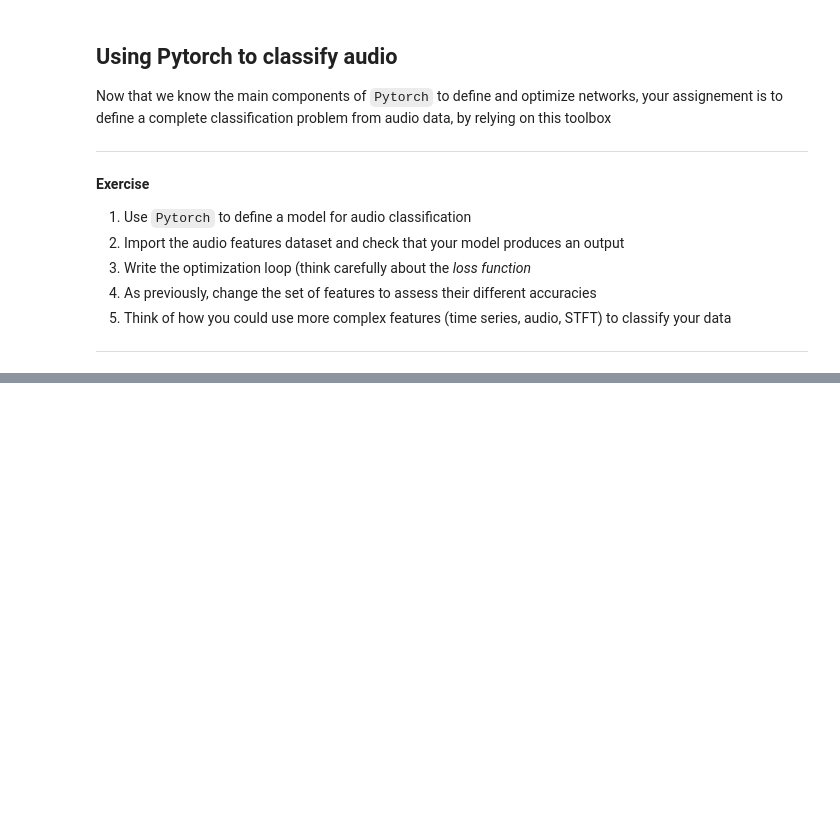
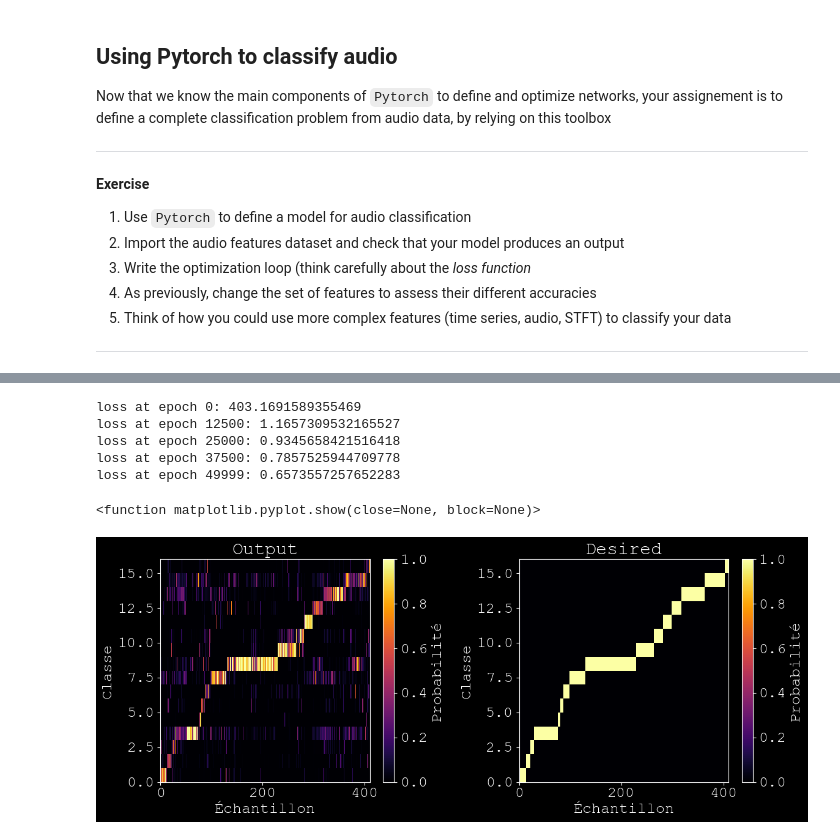
Before and after one commit to quentin-le-gall/Atiam_ml, a Jupyter notebook: 02a_neural_networks.ipynb, the cells around one changed output, grey strips where cells are left out. Drawn from its saved outputs; the diff is of its cells as text; code cells hidden in the pictures; blank space fills up the shorter version.

```diff
--- a/02a_neural_networks.ipynb
+++ b/02a_neural_networks.ipynb
@@ -553,6 +588,9 @@ For the sake of presentation we will use random inputs $\mathbf{x}$ that should
 # %%
 batch_size = 64
 # Create random Tensors to hold inputs and outputs
+N = 100
+D_in = 1000
+D_out = 10
 x = torch.randn(N, D_in)
 y = torch.randn(N, D_out)
 # %% [markdown]
@@ -598,0 +645,74 @@ Now that we know the main components of `Pytorch` to define and optimize network
+# %%
+import torch
+# Define the input dimensions
+in_size = 6
+# Number of neurons in a layer
+hidden_size = 100
+# Output (target) dimension
+output_size = 16
+# Use the nn package to define our model and loss function.
+model = torch.nn.Sequential(
+    torch.nn.Linear(in_size, hidden_size),
+    torch.nn.ReLU(),
+    torch.nn.Linear(hidden_size, hidden_size),
+    torch.nn.ReLU(),
+    torch.nn.Linear(hidden_size, output_size),
+    #torch.nn.Softmax(dim=1)
+)
+# %%
+x = torch.from_numpy(inputs.T)
+x = x.float()
+
+y = torch.from_numpy(desired.T)
+y = y.float()
+
+# Learning rate
+learning_rate = 1e-4
+# Loss function that we will use
+loss_fn = torch.nn.CrossEntropyLoss(reduction='mean')
+# Optimizer to fit the weights of the network
+optimizer = torch.optim.Adam(model.parameters(), lr=learning_rate)
+for t in range(50000):
+
+    # Forward pass: compute predicted y by passing x to the model.
+    y_pred = model(x)
+    # Compute the loss.
+    loss = loss_fn(y_pred, y)
+    # Before the backward pass, zero all of the network gradients
+    optimizer.zero_grad()
+    # Backward pass: compute gradient of the loss with respect to parameters
+    loss.backward()
+    # Calling the step function to update the parameters
+    optimizer.step()
+    if t==0 or t==nb_epoch//4 or t==nb_epoch//2 or t==nb_epoch//4*3 or t==(nb_epoch//1)-1:
+        print(f'loss at epoch {t}: {loss}')
+# %% [output]
+loss at epoch 0: 403.1691589355469
+loss at epoch 12500: 1.1657309532165527
+loss at epoch 25000: 0.9345658421516418
+loss at epoch 37500: 0.7857525944709778
+loss at epoch 49999: 0.6573557257652283
+# %%
+desired=y.detach().numpy().T
+y_chap=SoftMax(y_pred.detach().numpy().T)
+
+fig = plt.figure(figsize=(12,5))
+ax = fig.subplots(1, 2,squeeze=True)
+im = ax[0].pcolormesh(y_chap, cmap='inferno',vmin=0,vmax=1)
+fig.colorbar(im, ax=ax[0],label = "Probabilité")
+ax[0].set_title('Output')
+ax[0].set_ylabel('Classe')
+ax[0].set_xlabel('Échantillon')
+
+
+im = ax[1].pcolormesh(desired, cmap='inferno',vmin=0,vmax=1)
+fig.colorbar(im, ax=ax[1],label = "Probabilité")
+ax[1].set_title('Desired')
+ax[1].set_ylabel('Classe')
+ax[1].set_xlabel('Échantillon')
+
+plt.tight_layout()
+plt.show
+# %% [output]
+<function matplotlib.pyplot.show(close=None, block=None)>
+[figure, added]
```
Also changed, not shown: parts of 21 cells of this notebook, 2 other files.
